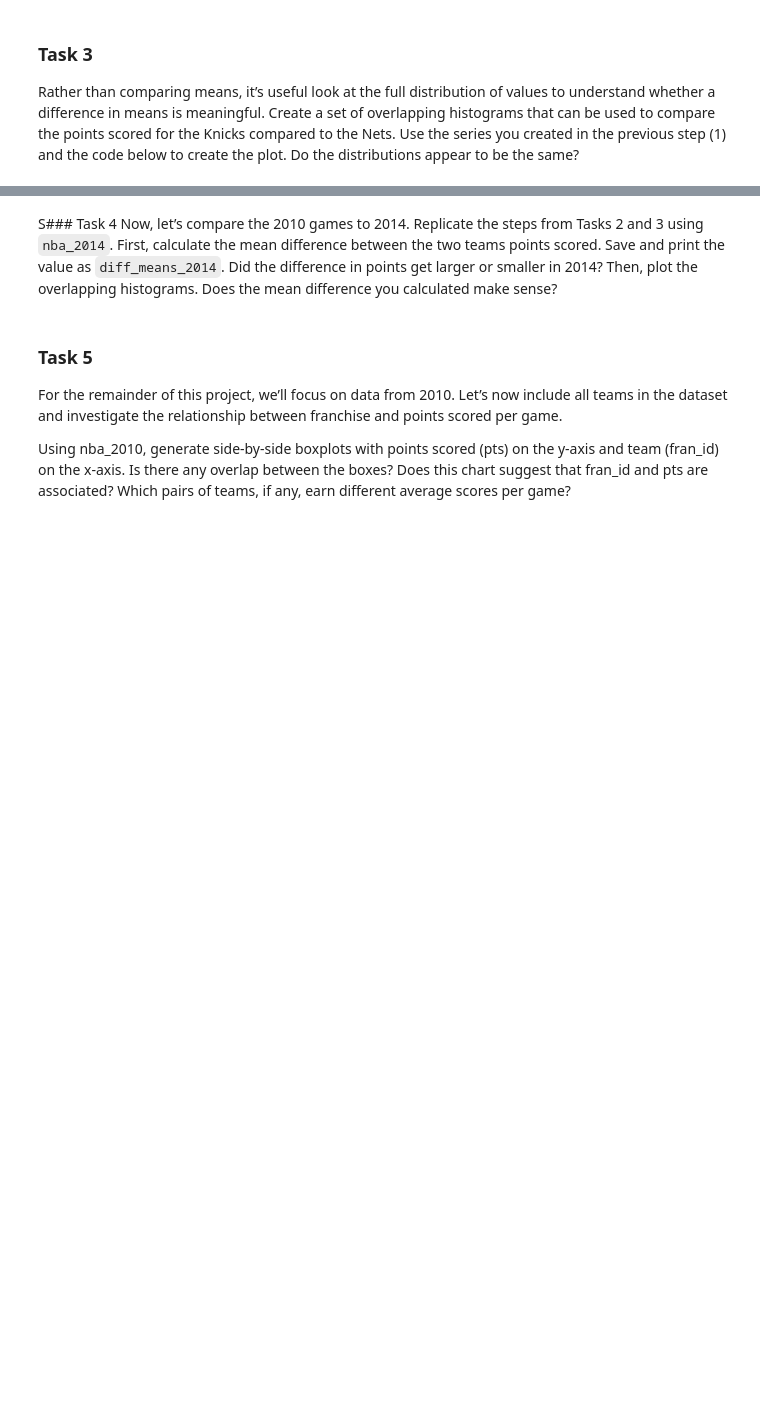
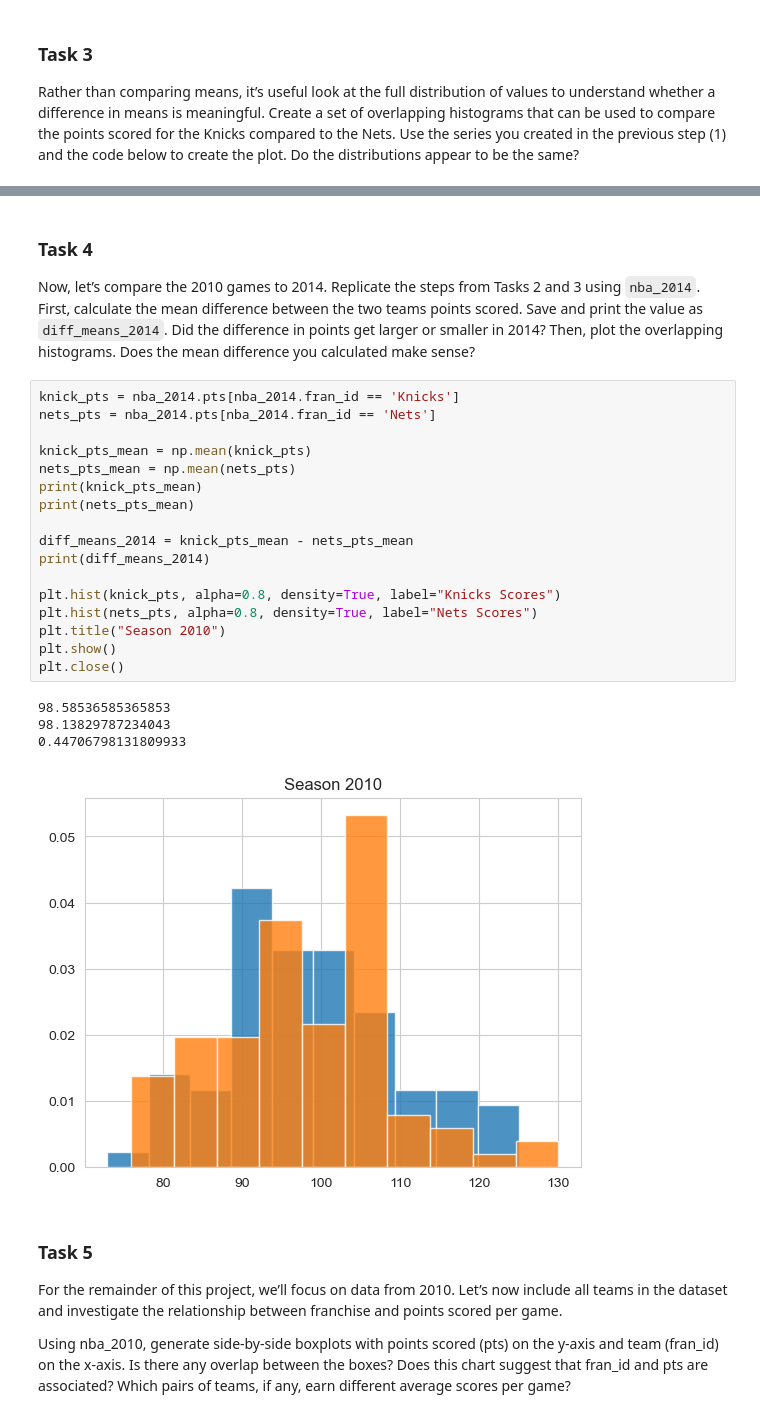
Before and after one commit to fmpberger88/NBA-Data-Analysis, a Jupyter notebook: Codecademy_NBA_Trends_Project.ipynb, the cells around one changed output, grey strips where cells are left out. Cells and saved outputs as stored; diff of their text form; blank space fills up the shorter version.

```diff
--- a/Codecademy_NBA_Trends_Project.ipynb
+++ b/Codecademy_NBA_Trends_Project.ipynb
@@ -67,6 +88,28 @@ plt.clf()
 # %% [markdown]
-S### Task 4
+### Task 4
 Now, let’s compare the 2010 games to 2014. Replicate the steps from Tasks 2 and 3 using `nba_2014`. First, calculate the mean difference between the two teams points scored. Save and print the value as `diff_means_2014`. Did the difference in points get larger or smaller in 2014? Then, plot the overlapping histograms. Does the mean difference you calculated make sense?
+# %%
+knick_pts = nba_2014.pts[nba_2014.fran_id == 'Knicks']
+nets_pts = nba_2014.pts[nba_2014.fran_id == 'Nets']
+
+knick_pts_mean = np.mean(knick_pts)
+nets_pts_mean = np.mean(nets_pts)
+print(knick_pts_mean)
+print(nets_pts_mean)
+
+diff_means_2014 = knick_pts_mean - nets_pts_mean
+print(diff_means_2014)
+
+plt.hist(knick_pts, alpha=0.8, density=True, label="Knicks Scores")
+plt.hist(nets_pts, alpha=0.8, density=True, label="Nets Scores")
+plt.title("Season 2010")
+plt.show()
+plt.close()
+# %% [output]
+98.58536585365853
+98.13829787234043
+0.44706798131809933
+[figure, added]
 # %% [markdown]
 ### Task 5
 For the remainder of this project, we’ll focus on data from 2010. Let’s now include all teams in the dataset and investigate the relationship between franchise and points scored per game.
```
Also changed, not shown: parts of 11 cells of this notebook.
